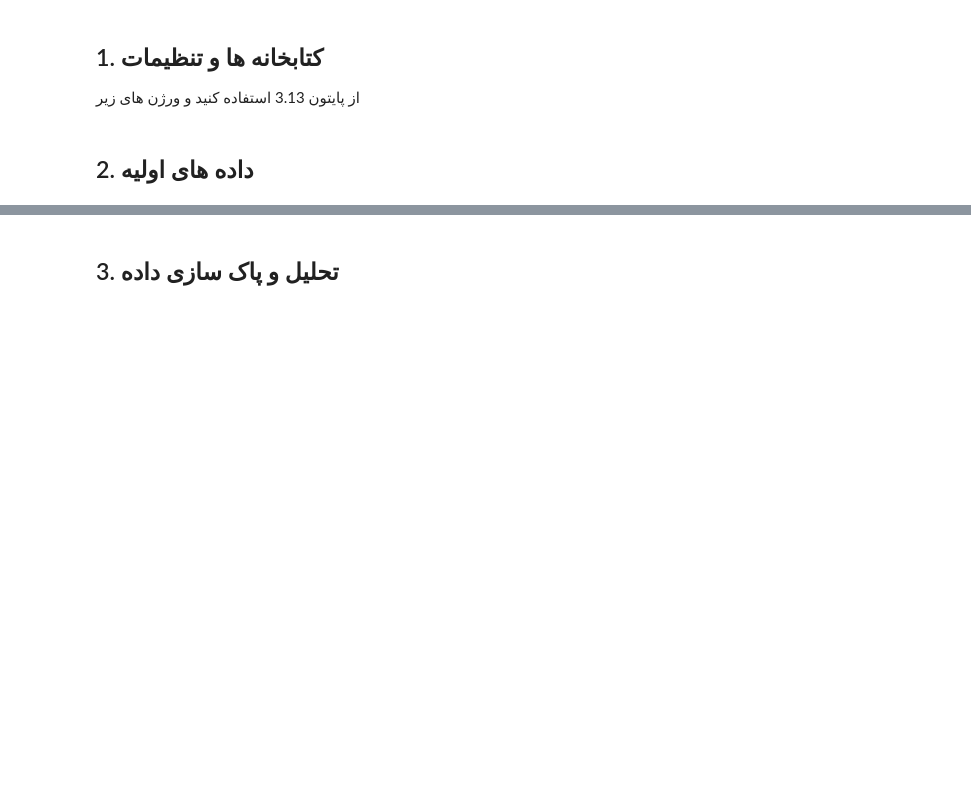
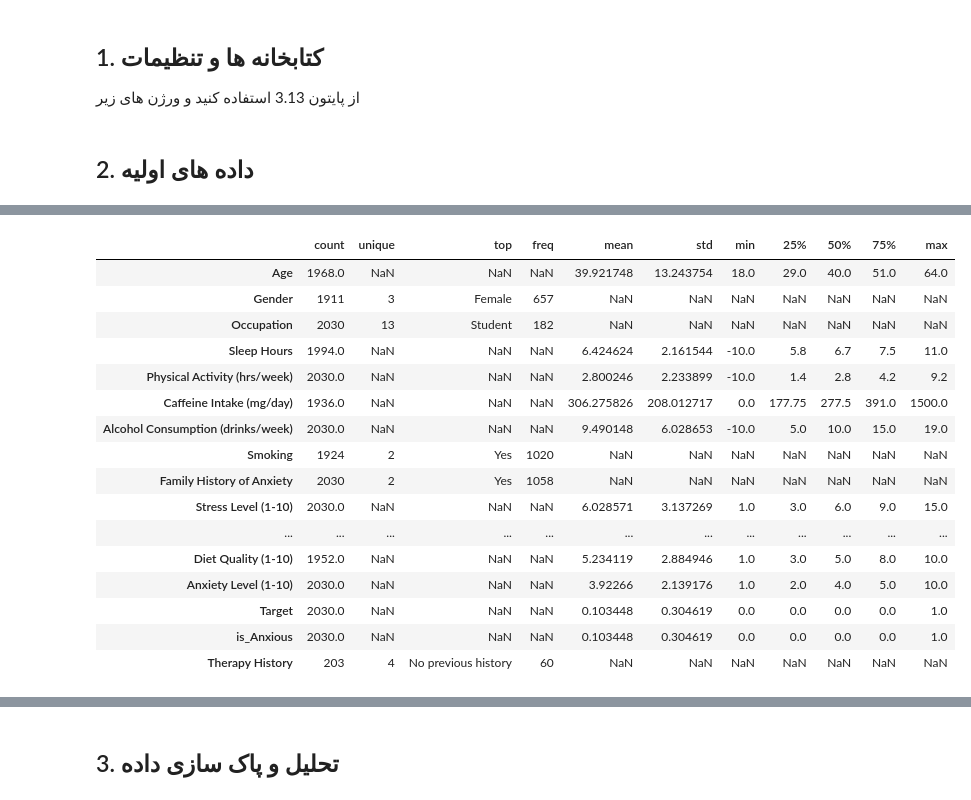
Before and after one commit to Alikhoshakhlagh/quera-data, a Jupyter notebook: quera_data.ipynb, the cells around one changed output, grey strips where cells are left out. Saved outputs shown, nothing was run; the diff lists cells and outputs as text; code cells hidden in the pictures; blank space fills up the shorter version.

```diff
--- a/quera_data.ipynb
+++ b/quera_data.ipynb
@@ -34,3 +34,7 @@ TARGET = "Anxiety Level (1-10)"
 LABEL = "Target"
 # %% [markdown]
 ## 2. داده های اولیه
+# %%
+df = pd.read_csv("social_anxiety_dataset.csv")
+print(df.shape)
+df.head()
@@ -36,0 +69,20 @@ LABEL = "Target"
+# %%
+df.describe(include="all").T
+# %% [output]
+|  | count | unique | top | freq | mean | std | min | 25% | 50% | 75% | max |
+| Age | 1968.0 | NaN | NaN | NaN | 39.921748 | 13.243754 | 18.0 | 29.0 | 40.0 | 51.0 | 64.0 |
+| Gender | 1911 | 3 | Female | 657 | NaN | NaN | NaN | NaN | NaN | NaN | NaN |
+| Occupation | 2030 | 13 | Student | 182 | NaN | NaN | NaN | NaN | NaN | NaN | NaN |
+| Sleep Hours | 1994.0 | NaN | NaN | NaN | 6.424624 | 2.161544 | -10.0 | 5.8 | 6.7 | 7.5 | 11.0 |
+| Physical Activity (hrs/week) | 2030.0 | NaN | NaN | NaN | 2.800246 | 2.233899 | -10.0 | 1.4 | 2.8 | 4.2 | 9.2 |
+| Caffeine Intake (mg/day) | 1936.0 | NaN | NaN | NaN | 306.275826 | 208.012717 | 0.0 | 177.75 | 277.5 | 391.0 | 1500.0 |
+| Alcohol Consumption (drinks/week) | 2030.0 | NaN | NaN | NaN | 9.490148 | 6.028653 | -10.0 | 5.0 | 10.0 | 15.0 | 19.0 |
+| Smoking | 1924 | 2 | Yes | 1020 | NaN | NaN | NaN | NaN | NaN | NaN | NaN |
+| Family History of Anxiety | 2030 | 2 | Yes | 1058 | NaN | NaN | NaN | NaN | NaN | NaN | NaN |
+| Stress Level (1-10) | 2030.0 | NaN | NaN | NaN | 6.028571 | 3.137269 | 1.0 | 3.0 | 6.0 | 9.0 | 15.0 |
+| ... | ... | ... | ... | ... | ... | ... | ... | ... | ... | ... | ... |
+| Diet Quality (1-10) | 1952.0 | NaN | NaN | NaN | 5.234119 | 2.884946 | 1.0 | 3.0 | 5.0 | 8.0 | 10.0 |
+| Anxiety Level (1-10) | 2030.0 | NaN | NaN | NaN | 3.92266 | 2.139176 | 1.0 | 2.0 | 4.0 | 5.0 | 10.0 |
+| Target | 2030.0 | NaN | NaN | NaN | 0.103448 | 0.304619 | 0.0 | 0.0 | 0.0 | 0.0 | 1.0 |
+| is_Anxious | 2030.0 | NaN | NaN | NaN | 0.103448 | 0.304619 | 0.0 | 0.0 | 0.0 | 0.0 | 1.0 |
+| Therapy History | 203 | 4 | No previous history | 60 | NaN | NaN | NaN | NaN | NaN | NaN | NaN |
```
Also changed, not shown: parts of 5 cells of this notebook, 1 other file.
